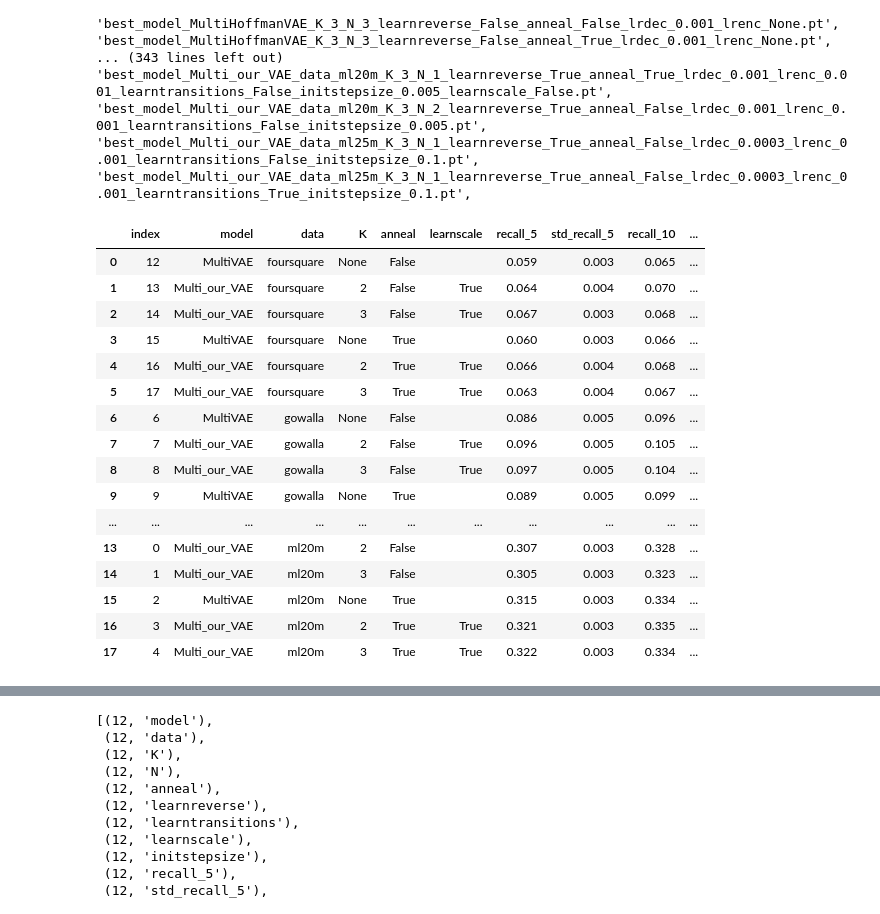
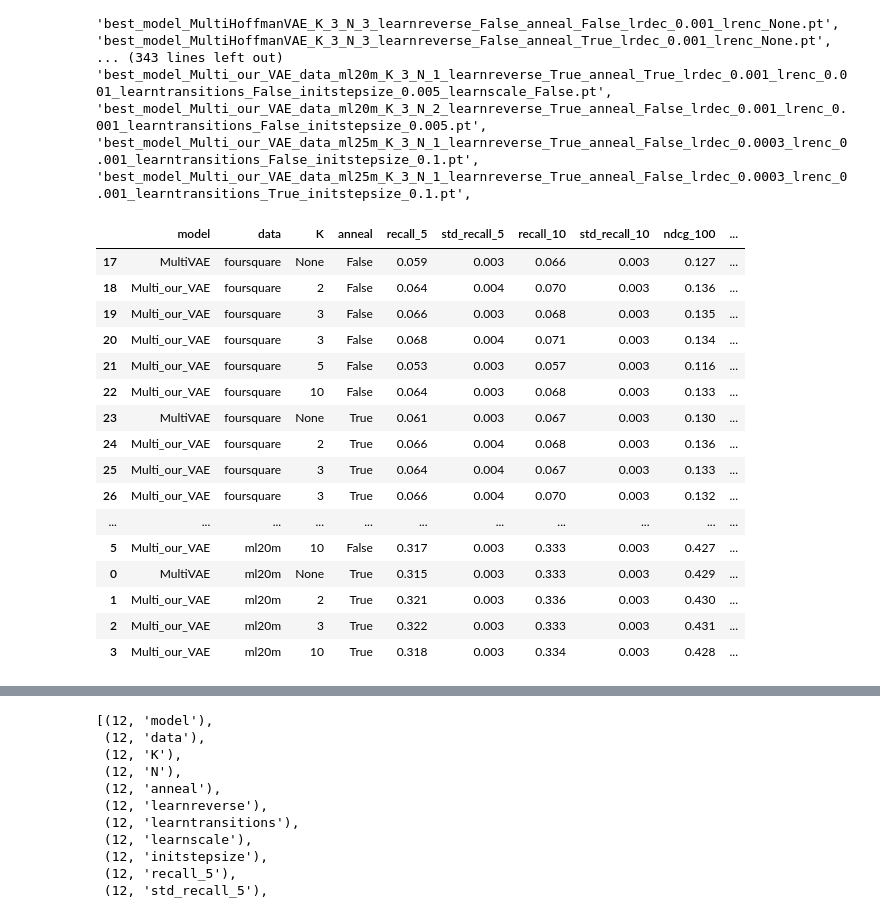
Before and after one commit to nkotelevskii/hmc, a Jupyter notebook: recommender/evaluation.ipynb, the cells around one changed output, grey strips where cells are left out. Drawn from its saved outputs; the diff is of its cells as text; code cells hidden in the pictures.

```diff
--- a/recommender/evaluation.ipynb
+++ b/recommender/evaluation.ipynb
@@ -260,30 +260,46 @@ models_list = [
         './models/best_model_MultiVAE_data_ml20m_K_None_N_None_learnreverse_False_anneal_True_lrdec_0.001_lrenc_None_learntransitions_True_initstepsize_0.1.pt',
         './models/best_model_Multi_our_VAE_data_ml20m_K_2_N_1_learnreverse_False_anneal_True_lrdec_0.003_lrenc_0.001_learntransitions_False_initstepsize_0.005_learnscale_True.pt',
         './models/best_model_Multi_our_VAE_data_ml20m_K_3_N_1_learnreverse_False_anneal_True_lrdec_0.003_lrenc_0.001_learntransitions_False_initstepsize_0.005_learnscale_True.pt',
+        './models/best_model_Multi_our_VAE_data_ml20m_K_10_N_1_learnreverse_False_anneal_True_lrdec_0.003_lrenc_0.001_learntransitions_False_initstepsize_0.005_learnscale_True.pt',
+
 
 
         './models/best_model_MultiVAE_data_ml20m_K_None_N_None_learnreverse_False_anneal_False_lrdec_0.001_lrenc_None_learntransitions_True_initstepsize_0.1.pt',
 #         './models/best_model_Multi_our_VAE_data_ml20m_K_2_N_1_learnreverse_False_anneal_False_lrdec_0.001_lrenc_0.001_learntransitions_False_initstepsize_0.01.pt',
 #         './models/best_model_Multi_our_VAE_data_ml20m_K_3_N_1_learnreverse_False_anneal_False_lrdec_0.001_lrenc_0.001_learntransitions_False_initstepsize_0.01.pt',
+        './models/best_model_Multi_our_VAE_data_ml20m_K_10_N_1_learnreverse_False_anneal_False_lrdec_0.003_lrenc_0.001_learntransitions_False_initstepsize_0.005_learnscale_True.pt',
+
     ],
     [
         './models/best_model_MultiVAE_data_gowalla_K_None_N_None_learnreverse_False_anneal_False_lrdec_0.001_lrenc_None_learntransitions_True_initstepsize_0.01.pt',
         './models/best_model_Multi_our_VAE_data_gowalla_K_2_N_1_learnreverse_False_anneal_False_lrdec_0.003_lrenc_0.001_learntransitions_False_initstepsize_0.005_learnscale_True.pt',
         './models/best_model_Multi_our_VAE_data_gowalla_K_3_N_1_learnreverse_False_anneal_False_lrdec_0.003_lrenc_0.001_learntransitions_False_initstepsize_0.005_learnscale_True.pt',
+        './models/best_model_Multi_our_VAE_data_gowalla_K_5_N_5_learnreverse_False_anneal_False_lrdec_0.003_lrenc_0.001_learntransitions_False_initstepsize_0.005_learnscale_True.pt',
+        './models/best_model_Multi_our_VAE_data_gowalla_K_10_N_1_learnreverse_False_anneal_False_lrdec_0.003_lrenc_0.001_learntransitions_False_initstepsize_0.005_learnscale_True.pt',
 
         './models/best_model_MultiVAE_data_gowalla_K_None_N_None_learnreverse_False_anneal_True_lrdec_0.001_lrenc_None_learntransitions_True_initstepsize_0.01.pt',
         './models/best_model_Multi_our_VAE_data_gowalla_K_2_N_1_learnreverse_False_anneal_True_lrdec_0.003_lrenc_0.001_learntransitions_False_initstepsize_0.005_learnscale_True.pt',
         './models/best_model_Multi_our_VAE_data_gowalla_K_3_N_1_learnreverse_False_anneal_True_lrdec_0.003_lrenc_0.001_learntransitions_False_initstepsize_0.005_learnscale_True.pt',
+        './models/best_model_Multi_our_VAE_data_gowalla_K_3_N_5_learnreverse_False_anneal_True_lrdec_0.003_lrenc_0.001_learntransitions_False_initstepsize_0.005_learnscale_True.pt',
+        './models/best_model_Multi_our_VAE_data_gowalla_K_5_N_5_learnreverse_False_anneal_True_lrdec_0.003_lrenc_0.001_learntransitions_False_initstepsize_0.005_learnscale_True.pt',
+        './models/best_model_Multi_our_VAE_data_gowalla_K_10_N_1_learnreverse_False_anneal_True_lrdec_0.003_lrenc_0.001_learntransitions_False_initstepsize_0.005_learnscale_True.pt',
     ],
 
     [
         './models/best_model_MultiVAE_data_foursquare_K_None_N_None_learnreverse_False_anneal_False_lrdec_0.001_lrenc_None_learntransitions_True_initstepsize_0.1.pt',
         './models/best_model_Multi_our_VAE_data_foursquare_K_2_N_1_learnreverse_False_anneal_False_lrdec_0.003_lrenc_0.001_learntransitions_False_initstepsize_0.005_learnscale_True.pt',
         './models/best_model_Multi_our_VAE_data_foursquare_K_3_N_1_learnreverse_False_anneal_False_lrdec_0.003_lrenc_0.001_learntransitions_False_initstepsize_0.005_learnscale_True.pt',
+        './models/best_model_Multi_our_VAE_data_foursquare_K_3_N_3_learnreverse_False_anneal_False_lrdec_0.003_lrenc_0.001_learntransitions_False_initstepsize_0.005_learnscale_True.pt',
+        './models/best_model_Multi_our_VAE_data_foursquare_K_5_N_5_learnreverse_False_anneal_False_lrdec_0.003_lrenc_0.001_learntransitions_False_initstepsize_0.005_learnscale_True.pt',
+        './models/best_model_Multi_our_VAE_data_foursquare_K_10_N_1_learnreverse_False_anneal_False_lrdec_0.003_lrenc_0.001_learntransitions_False_initstepsize_0.005_learnscale_True.pt',
+
 
         './models/best_model_MultiVAE_data_foursquare_K_None_N_None_learnreverse_False_anneal_True_lrdec_0.001_lrenc_None_learntransitions_True_initstepsize_0.01.pt',
         './models/best_model_Multi_our_VAE_data_foursquare_K_2_N_1_learnreverse_False_anneal_True_lrdec_0.003_lrenc_0.001_learntransitions_False_initstepsize_0.005_learnscale_True.pt',
         './models/best_model_Multi_our_VAE_data_foursquare_K_3_N_1_learnreverse_False_anneal_True_lrdec_0.003_lrenc_0.001_learntransitions_False_initstepsize_0.005_learnscale_True.pt',
+        './models/best_model_Multi_our_VAE_data_foursquare_K_3_N_3_learnreverse_False_anneal_True_lrdec_0.003_lrenc_0.001_learntransitions_False_initstepsize_0.005_learnscale_True.pt',
+        './models/best_model_Multi_our_VAE_data_foursquare_K_5_N_5_learnreverse_False_anneal_True_lrdec_0.003_lrenc_0.001_learntransitions_False_initstepsize_0.005_learnscale_True.pt',
+        './models/best_model_Multi_our_VAE_data_foursquare_K_10_N_1_learnreverse_False_anneal_True_lrdec_0.003_lrenc_0.001_learntransitions_False_initstepsize_0.005_learnscale_True.pt',
     ],
 
 ]
@@ -389,23 +405,23 @@ pd.set_option('display.max_colwidth', 100)
 # %%
 df = pd.DataFrame(resulting_dict)
 # df.to_csv('./eval_results_bests.csv', index=False)
-df = df.drop(['learnreverse', 'N', 'initstepsize', 'ndcg_5', 'ndcg_10', 'ndcg_50', 'recall_20', 'recall_50', 'learntransitions'], axis=1).sort_values(['data', 'anneal', 'model']).reset_index()
+df = df.query('N == "1" or N=="None"').drop(['learnreverse', 'N', 'learnscale', 'initstepsize', 'ndcg_5', 'ndcg_10', 'ndcg_20', 'recall_100', 'ndcg_50', 'recall_20', 'recall_50', 'learntransitions'], axis=1).sort_values(['data', 'anneal', 'model'])
 df.round(3)
 # %% [output]
-|  | index | model | data | K | anneal | learnscale | recall_5 | std_recall_5 | recall_10 | ... |
-| 0 | 12 | MultiVAE | foursquare | None | False |  | 0.059 | 0.003 | 0.065 | ... |
-| 1 | 13 | Multi_our_VAE | foursquare | 2 | False | True | 0.064 | 0.004 | 0.070 | ... |
-| 2 | 14 | Multi_our_VAE | foursquare | 3 | False | True | 0.067 | 0.003 | 0.068 | ... |
-| 3 | 15 | MultiVAE | foursquare | None | True |  | 0.060 | 0.003 | 0.066 | ... |
-| 4 | 16 | Multi_our_VAE | foursquare | 2 | True | True | 0.066 | 0.004 | 0.068 | ... |
-| 5 | 17 | Multi_our_VAE | foursquare | 3 | True | True | 0.063 | 0.004 | 0.067 | ... |
-| 6 | 6 | MultiVAE | gowalla | None | False |  | 0.086 | 0.005 | 0.096 | ... |
-| 7 | 7 | Multi_our_VAE | gowalla | 2 | False | True | 0.096 | 0.005 | 0.105 | ... |
-| 8 | 8 | Multi_our_VAE | gowalla | 3 | False | True | 0.097 | 0.005 | 0.104 | ... |
-| 9 | 9 | MultiVAE | gowalla | None | True |  | 0.089 | 0.005 | 0.099 | ... |
+|  | model | data | K | anneal | recall_5 | std_recall_5 | recall_10 | std_recall_10 | ndcg_100 | ... |
+| 17 | MultiVAE | foursquare | None | False | 0.059 | 0.003 | 0.066 | 0.003 | 0.127 | ... |
+| 18 | Multi_our_VAE | foursquare | 2 | False | 0.064 | 0.004 | 0.070 | 0.003 | 0.136 | ... |
+| 19 | Multi_our_VAE | foursquare | 3 | False | 0.066 | 0.003 | 0.068 | 0.003 | 0.135 | ... |
+| 20 | Multi_our_VAE | foursquare | 3 | False | 0.068 | 0.004 | 0.071 | 0.003 | 0.134 | ... |
+| 21 | Multi_our_VAE | foursquare | 5 | False | 0.053 | 0.003 | 0.057 | 0.003 | 0.116 | ... |
+| 22 | Multi_our_VAE | foursquare | 10 | False | 0.064 | 0.003 | 0.068 | 0.003 | 0.133 | ... |
+| 23 | MultiVAE | foursquare | None | True | 0.061 | 0.003 | 0.067 | 0.003 | 0.130 | ... |
+| 24 | Multi_our_VAE | foursquare | 2 | True | 0.066 | 0.004 | 0.068 | 0.003 | 0.136 | ... |
+| 25 | Multi_our_VAE | foursquare | 3 | True | 0.064 | 0.004 | 0.067 | 0.003 | 0.133 | ... |
+| 26 | Multi_our_VAE | foursquare | 3 | True | 0.066 | 0.004 | 0.070 | 0.003 | 0.132 | ... |
 | ... | ... | ... | ... | ... | ... | ... | ... | ... | ... | ... |
-| 13 | 0 | Multi_our_VAE | ml20m | 2 | False |  | 0.307 | 0.003 | 0.328 | ... |
-| 14 | 1 | Multi_our_VAE | ml20m | 3 | False |  | 0.305 | 0.003 | 0.323 | ... |
-| 15 | 2 | MultiVAE | ml20m | None | True |  | 0.315 | 0.003 | 0.334 | ... |
-| 16 | 3 | Multi_our_VAE | ml20m | 2 | True | True | 0.321 | 0.003 | 0.335 | ... |
-| 17 | 4 | Multi_our_VAE | ml20m | 3 | True | True | 0.322 | 0.003 | 0.334 | ... |
+| 5 | Multi_our_VAE | ml20m | 10 | False | 0.317 | 0.003 | 0.333 | 0.003 | 0.427 | ... |
+| 0 | MultiVAE | ml20m | None | True | 0.315 | 0.003 | 0.333 | 0.003 | 0.429 | ... |
+| 1 | Multi_our_VAE | ml20m | 2 | True | 0.321 | 0.003 | 0.336 | 0.003 | 0.430 | ... |
+| 2 | Multi_our_VAE | ml20m | 3 | True | 0.322 | 0.003 | 0.333 | 0.003 | 0.431 | ... |
+| 3 | Multi_our_VAE | ml20m | 10 | True | 0.318 | 0.003 | 0.334 | 0.003 | 0.428 | ... |
```
Also changed, not shown: parts of 2 cells of this notebook, 20 other files.
